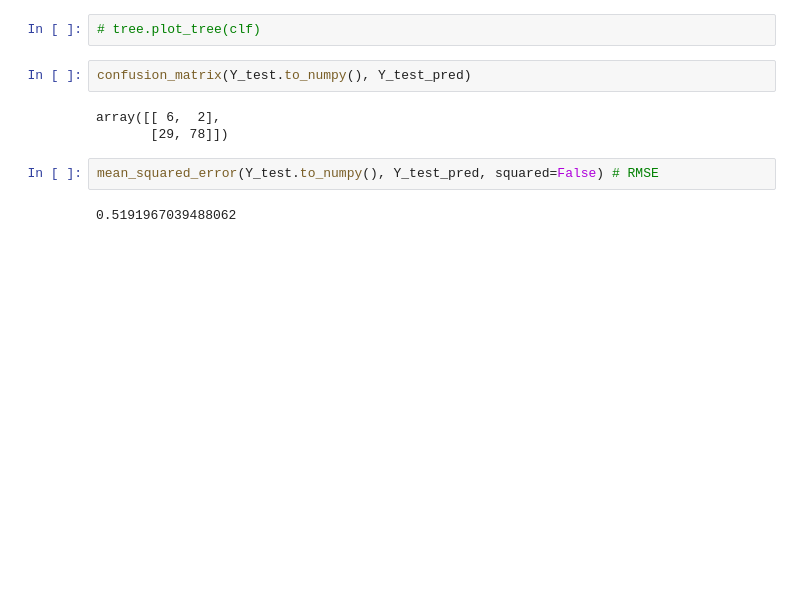
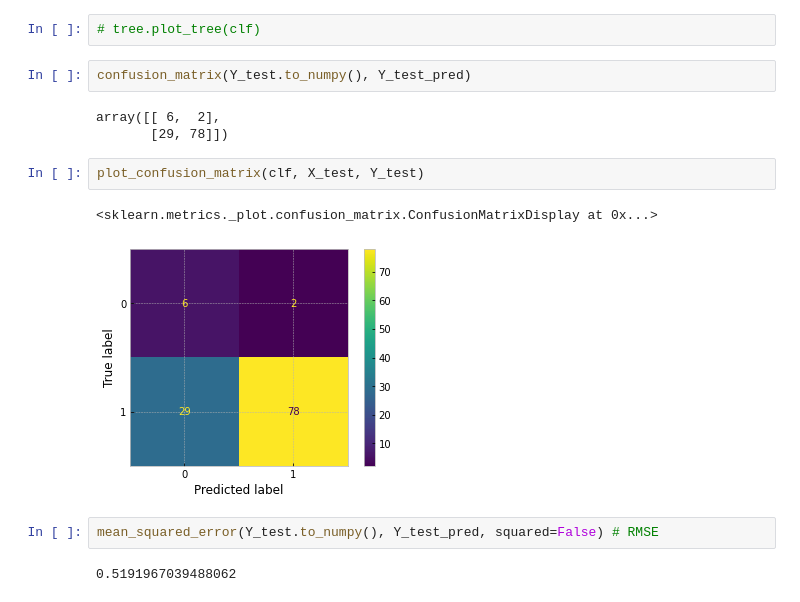
Before and after one commit to TheanLim/ReinforcementLearning, a Jupyter notebook: Parkinsons.ipynb, the cells around one changed output. Cells and saved outputs as stored; diff of their text form; blank space fills up the shorter version.

```diff
--- a/Parkinsons.ipynb
+++ b/Parkinsons.ipynb
@@ -477,6 +478,11 @@ confusion_matrix(Y_test.to_numpy(), Y_test_pred)
 # %% [output]
 array([[ 6,  2],
        [29, 78]])
+# %%
+plot_confusion_matrix(clf, X_test, Y_test)
+# %% [output]
+<sklearn.metrics._plot.confusion_matrix.ConfusionMatrixDisplay at 0x...>
+[figure, added]
 # %%
 mean_squared_error(Y_test.to_numpy(), Y_test_pred, squared=False) # RMSE
 # %% [output]
```
Also changed, not shown: parts of 12 cells of this notebook.
